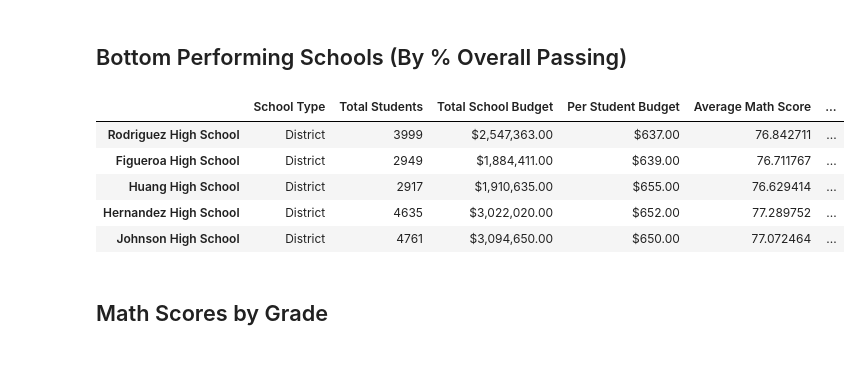
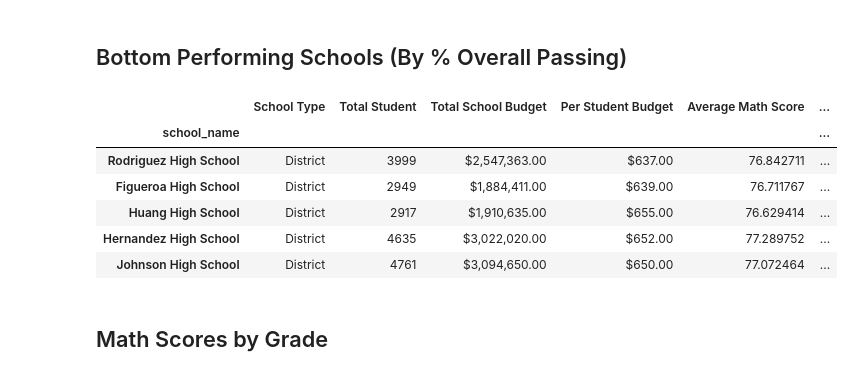
Before and after one commit to JohnnyRa9/Pandas_Challenge, a Jupyter notebook: PyCitySchools/PyCitySchools_starter.ipynb, the cells around one changed output. Drawn from its saved outputs; the diff is of its cells as text; code cells hidden in the pictures.

```diff
--- a/PyCitySchools/PyCitySchools_starter.ipynb
+++ b/PyCitySchools/PyCitySchools_starter.ipynb
@@ -243,6 +243,6 @@ per_school_summary
 ## Highest-Performing Schools (by % Overall Passing)
 # %%
 # Sort the schools by `% Overall Passing` in descending order and display the top 5 rows.
-top_schools =
+top_schools = per_school_summary.sort_values("% Overall Passing", ascending= False)
 top_schools.head(5)
 # %% [output]
@@ -251,10 +257,11 @@ SyntaxError: invalid syntax (1609715080.py, line 2)
 ## Bottom Performing Schools (By % Overall Passing)
 # %%
 # Sort the schools by `% Overall Passing` in ascending order and display the top 5 rows.
-bottom_schools =
-bottom_schools.head(5)
+bottom_schools = top_schools.tail()
+bottom_schools.sort_values("% Overall Passing")
 # %% [output]
-|  | School Type | Total Students | Total School Budget | Per Student Budget | Average Math Score | ... |
+|  | School Type | Total Student | Total School Budget | Per Student Budget | Average Math Score | ... |
+| school_name |  |  |  |  |  | ... |
 | Rodriguez High School | District | 3999 | $2,547,363.00 | $637.00 | 76.842711 | ... |
 | Figueroa High School | District | 2949 | $1,884,411.00 | $639.00 | 76.711767 | ... |
 | Huang High School | District | 2917 | $1,910,635.00 | $655.00 | 76.629414 | ... |
```
Also changed, not shown: parts of 10 cells of this notebook.
